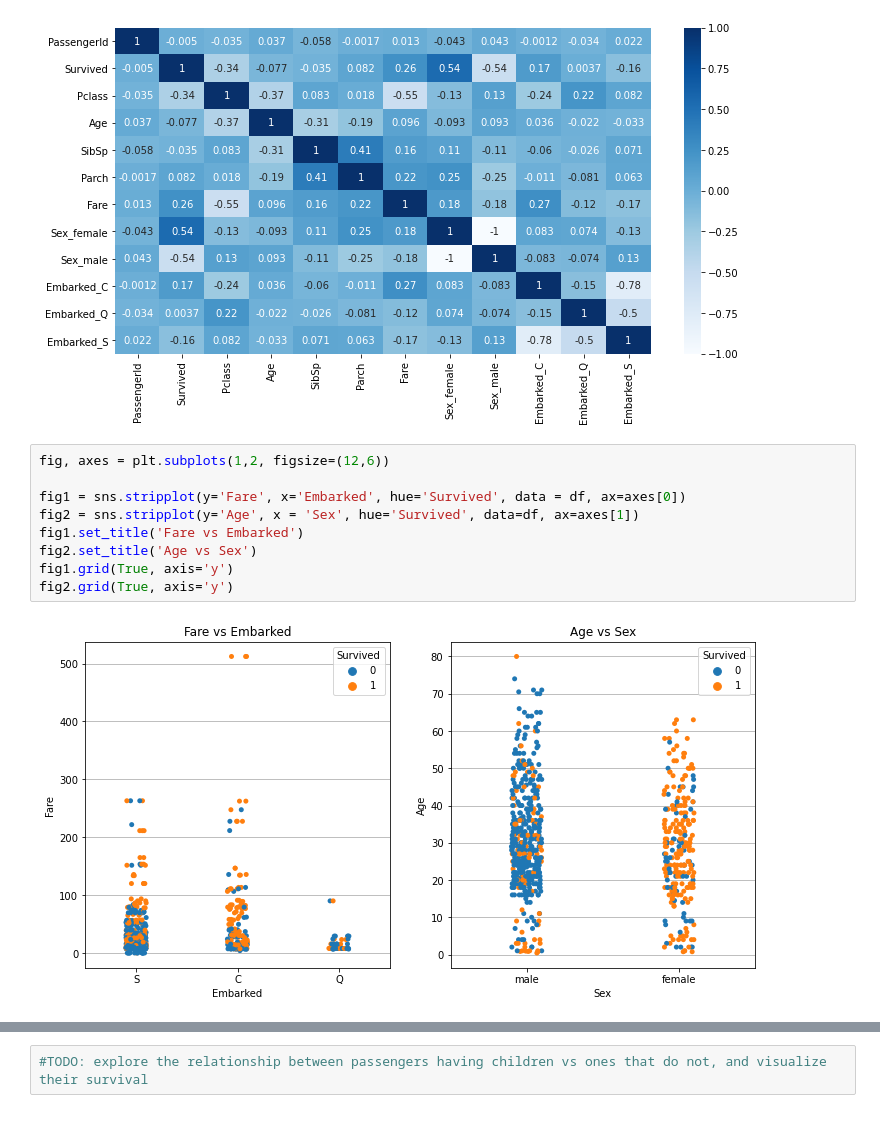
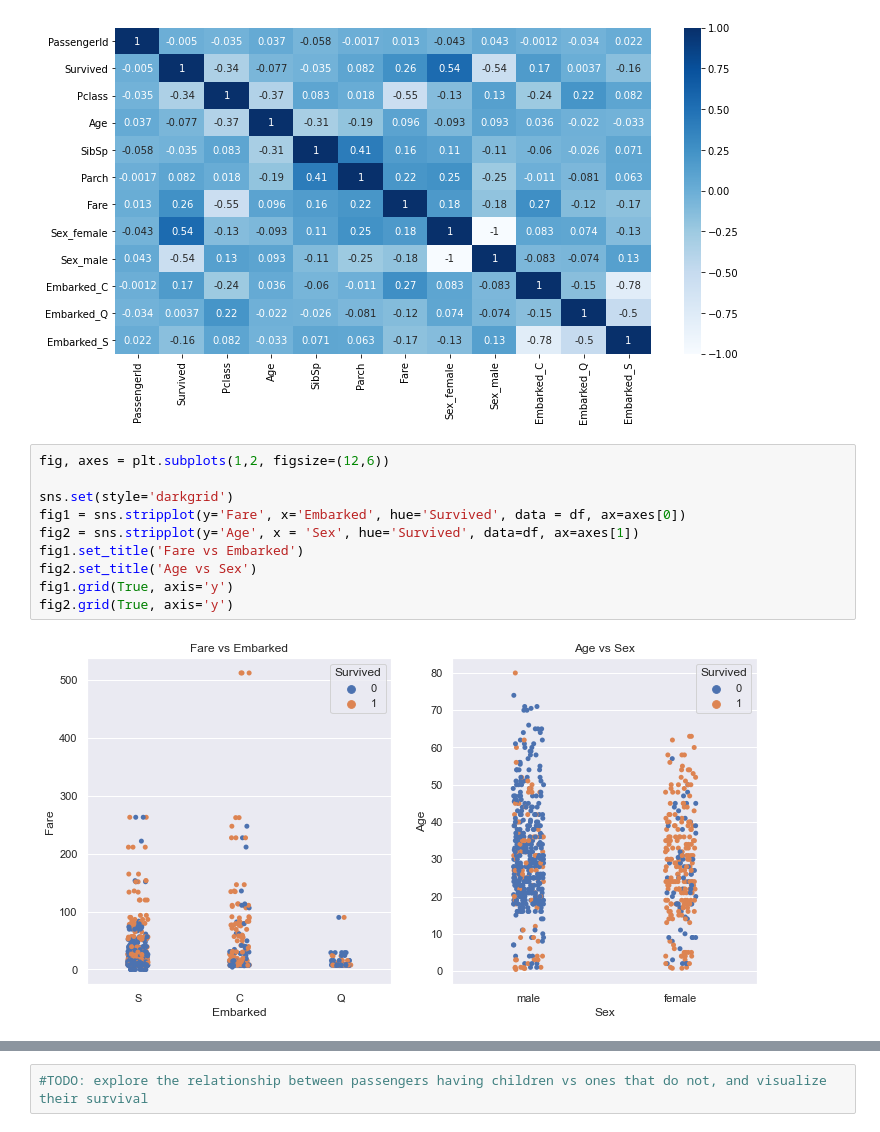
Before and after one commit to jensen-davies/titanic_project, a Jupyter notebook: Titanic Project.ipynb, the cells around one changed output, grey strips where cells are left out. Drawn from its saved outputs; the diff is of its cells as text.

```diff
--- a/Titanic Project.ipynb
+++ b/Titanic Project.ipynb
@@ -95,11 +95,12 @@ plt.show()
 # %%
 fig, axes = plt.subplots(1,2, figsize=(12,6))
 
+sns.set(style='darkgrid')
 fig1 = sns.stripplot(y='Fare', x='Embarked', hue='Survived', data = df, ax=axes[0])
 fig2 = sns.stripplot(y='Age', x = 'Sex', hue='Survived', data=df, ax=axes[1])
 fig1.set_title('Fare vs Embarked')
 fig2.set_title('Age vs Sex')
 fig1.grid(True, axis='y')
 fig2.grid(True, axis='y')
 # %% [output]
-[figure, old version]
+[figure, new version]
```
Also changed, not shown: parts of 8 cells of this notebook.
